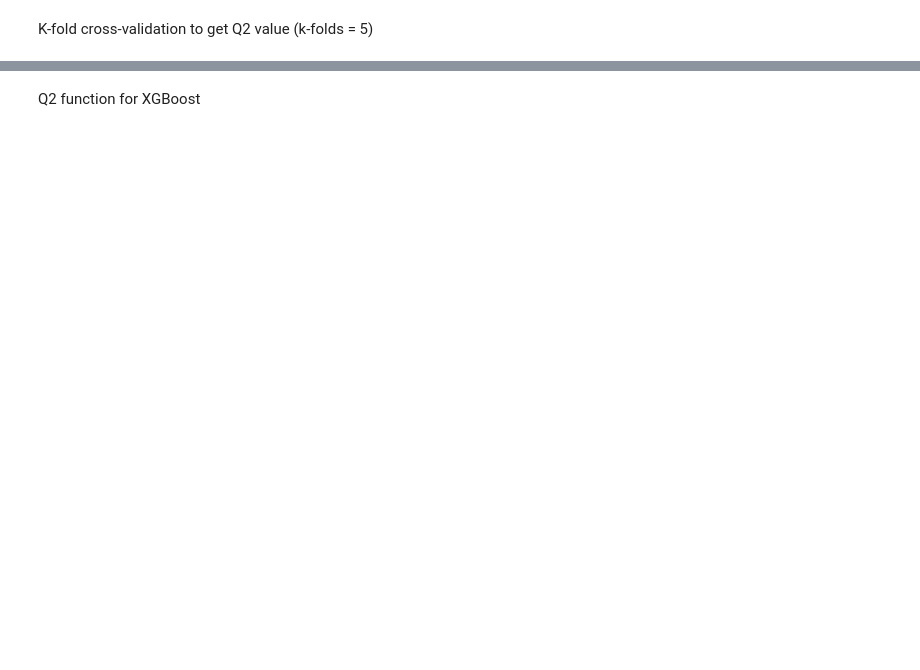
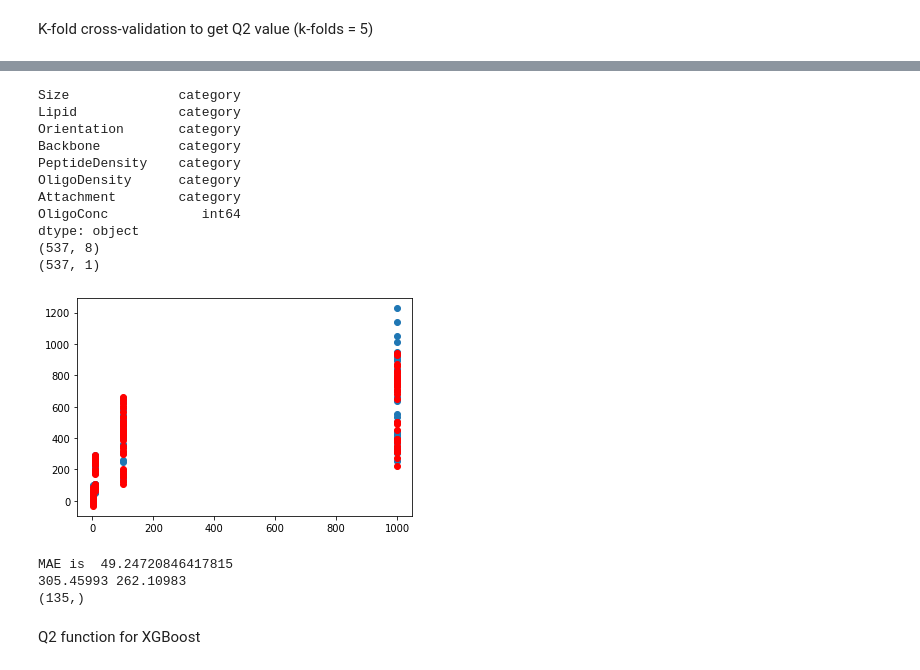
Before and after one commit to kenll99minecart/Immunopeptide, a Jupyter notebook: Linear regression.ipynb, the cells around one changed output, grey strips where cells are left out. Drawn from its saved outputs; the diff is of its cells as text; code cells hidden in the pictures; blank space fills up the shorter version.

```diff
--- a/Linear regression.ipynb
+++ b/Linear regression.ipynb
@@ -315,36 +394,56 @@ if(True):
 import xgboost as xgb
 from sklearn.preprocessing import LabelEncoder
 from sklearn.metrics import mean_absolute_error
-#le = LabelEncoder()
-#y_train_XGBoost = le.fit_transform(y)
+from sklearn.utils import shuffle
+
+
 
 xgbc = xgb.XGBRegressor(tree_method="hist", enable_categorical=True)#tree_method="gpu_hist"#enable_categorical=True, eval_metric = mean_absolute_error
 
+df_input, df_output = shuffle(df_input, df_output, random_state=0)
+df_input = df_input.reset_index(drop = True)
+df_output = df_output.reset_index(drop = True)
 
 df_inBoost =  df_input.copy()
 df_inBoost['Orientation'] = df_inBoost['Orientation'].astype("category")
 df_inBoost['Backbone'] = df_inBoost['Backbone'].astype("category")
 df_inBoost['OligoDensity'] = df_inBoost['OligoDensity'].astype("category")
 df_inBoost['Attachment'] = df_inBoost['Attachment'].astype("category")
 df_inBoost['Lipid'] = df_inBoost['Lipid'].astype("category")
 df_inBoost['Size'] = df_inBoost['Size'].astype("category")
 df_inBoost['PeptideDensity'] = df_inBoost['PeptideDensity'].astype("category")
-df_inBoost['OligoConc'] = df_inBoost['OligoConc'].astype("category")
+#df_inBoost['OligoConc'] = df_inBoost['OligoConc'].astype("category")
 
 df_inBoost, df_inBoost_test, df_outputB, df_outputB_test = train_test_split(df_inBoost, df_output, test_size=0.2)
 
 print(df_inBoost.dtypes)
 print(df_inBoost.shape)
 print(df_outputB.shape)
 xgbc.fit(df_inBoost,df_outputB)
 Pred_XGB = xgbc.predict(df_inBoost_test)
 plt.scatter(df_inBoost_test['OligoConc'],df_outputB_test)
 #print(Pred_XGB)
 plt.scatter(df_inBoost_test['OligoConc'],Pred_XGB,c = "red")
 plt.show()
 print('\nMAE is ',mean_absolute_error(df_outputB_test ,Pred_XGB))
 
 print(statss.mean(Pred_XGB),np.std(Pred_XGB))
 
 print(np.shape(Pred_XGB))
+# %% [output]
+Size              category
+Lipid             category
+Orientation       category
+Backbone          category
+PeptideDensity    category
+OligoDensity      category
+Attachment        category
+OligoConc            int64
+dtype: object
+(537, 8)
+(537, 1)
+[figure, added]
+MAE is  49.24720846417815
+305.45993 262.10983
+(135,)
 # %%
```
Also changed, not shown: parts of 16 cells of this notebook.
